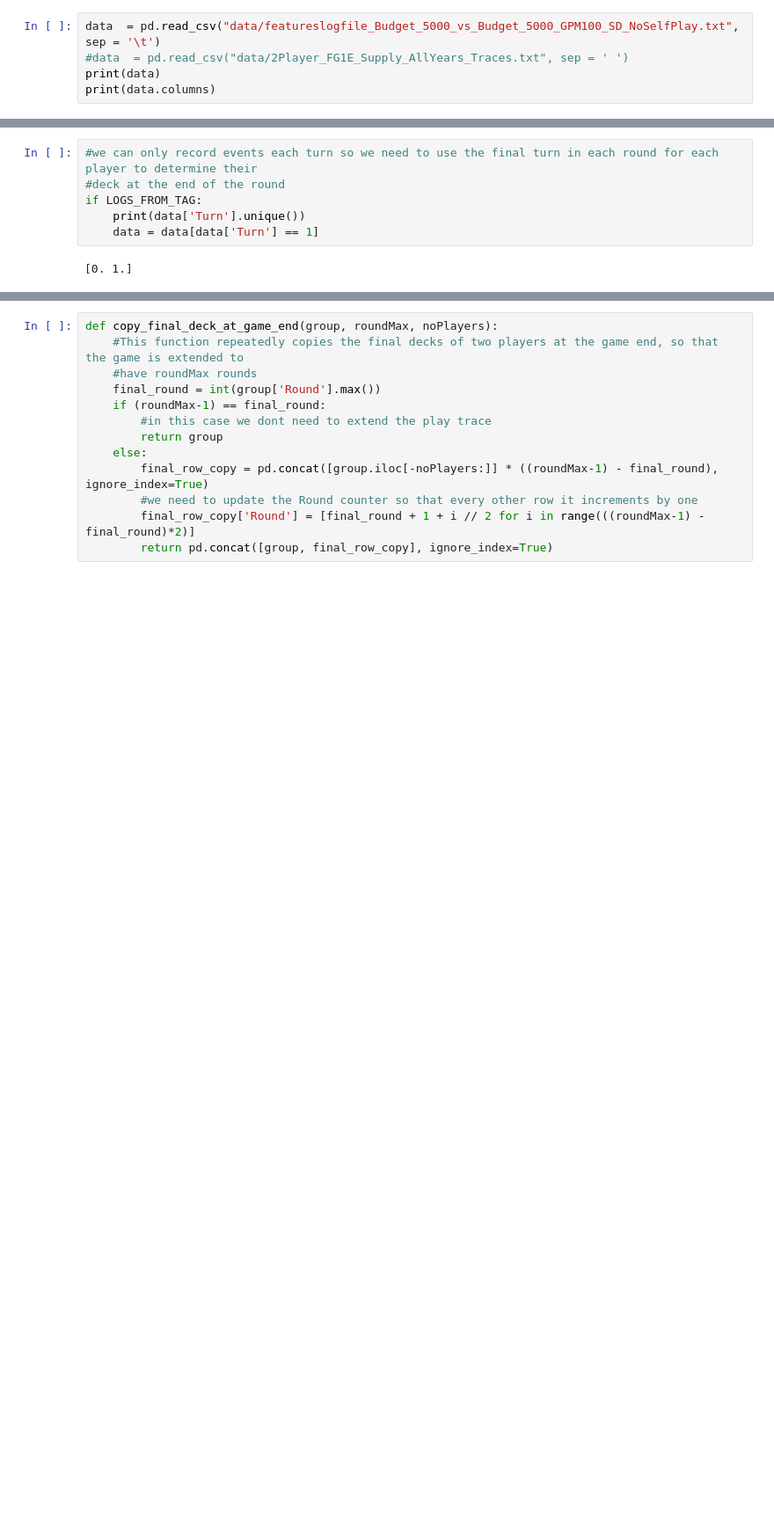
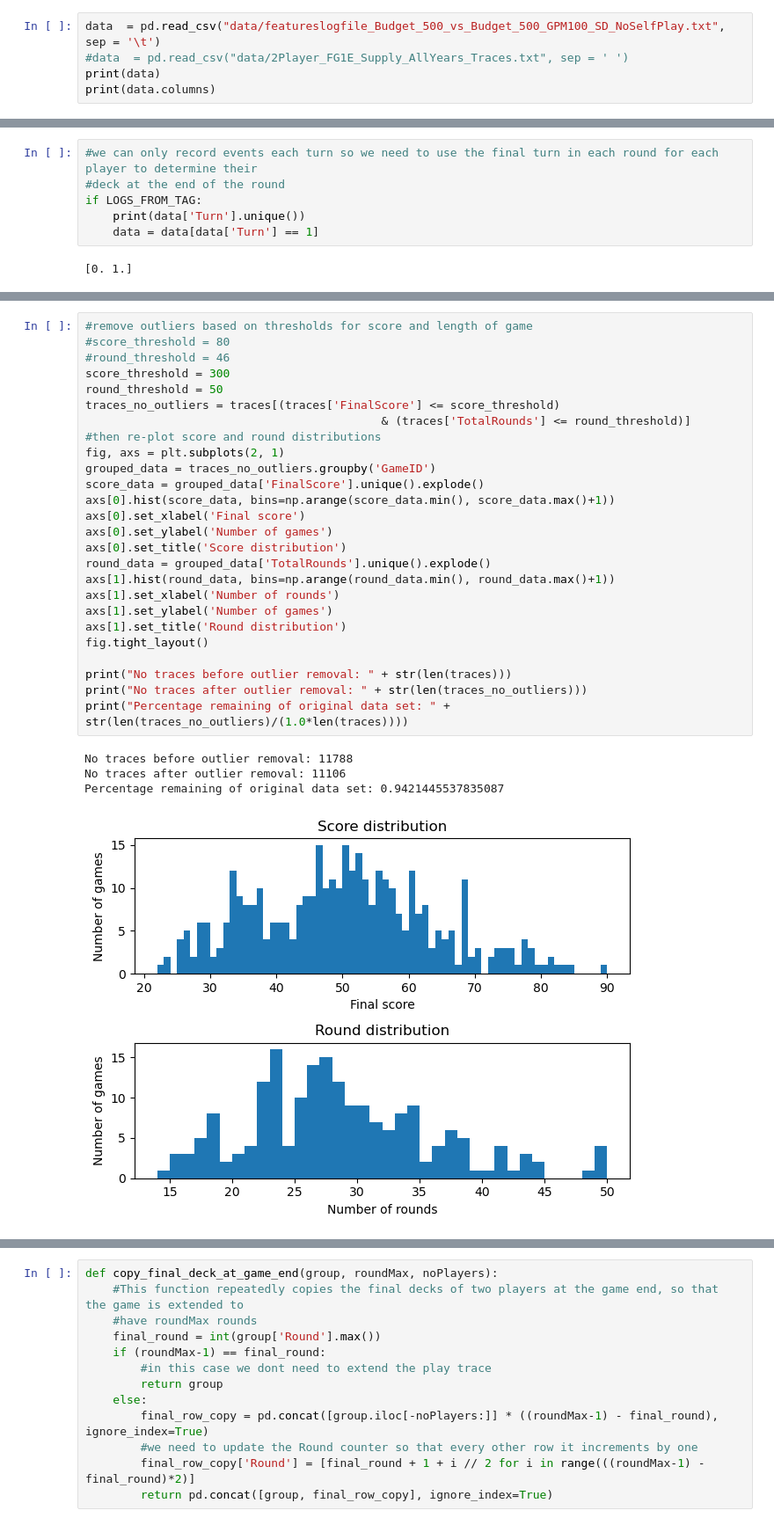
Before and after one commit to owenant/DominionPlayTraceClustering, a Jupyter notebook: PlayTraceAnalysisFromTAGOrPlayerLogs_Kmeans.ipynb, the cells around one changed output, grey strips where cells are left out. Shown at 88% size. Saved outputs shown, nothing was run; the diff lists cells and outputs as text; blank space fills up the shorter version.

```diff
--- a/PlayTraceAnalysisFromTAGOrPlayerLogs_Kmeans.ipynb
+++ b/PlayTraceAnalysisFromTAGOrPlayerLogs_Kmeans.ipynb
@@ -19,5 +19,5 @@ pd.set_option('display.max_rows', 100)
 # %%
-data  = pd.read_csv("data/featureslogfile_Budget_5000_vs_Budget_5000_GPM100_SD_NoSelfPlay.txt", sep = '\t')
+data  = pd.read_csv("data/featureslogfile_Budget_500_vs_Budget_500_GPM100_SD_NoSelfPlay.txt", sep = '\t')
 #data  = pd.read_csv("data/2Player_FG1E_Supply_AllYears_Traces.txt", sep = ' ')
 print(data)
 print(data.columns)
@@ -151,0 +157,31 @@ fig.tight_layout()
+# %%
+#remove outliers based on thresholds for score and length of game
+#score_threshold = 80
+#round_threshold = 46
+score_threshold = 300
+round_threshold = 50
+traces_no_outliers = traces[(traces['FinalScore'] <= score_threshold)
+                                           & (traces['TotalRounds'] <= round_threshold)]
+#then re-plot score and round distributions
+fig, axs = plt.subplots(2, 1)
+grouped_data = traces_no_outliers.groupby('GameID')
+score_data = grouped_data['FinalScore'].unique().explode()
+axs[0].hist(score_data, bins=np.arange(score_data.min(), score_data.max()+1))
+axs[0].set_xlabel('Final score')
+axs[0].set_ylabel('Number of games')
+axs[0].set_title('Score distribution')
+round_data = grouped_data['TotalRounds'].unique().explode()
+axs[1].hist(round_data, bins=np.arange(round_data.min(), round_data.max()+1))
+axs[1].set_xlabel('Number of rounds')
+axs[1].set_ylabel('Number of games')
+axs[1].set_title('Round distribution')
+fig.tight_layout()
+
+print("No traces before outlier removal: " + str(len(traces)))
+print("No traces after outlier removal: " + str(len(traces_no_outliers)))
+print("Percentage remaining of original data set: " + str(len(traces_no_outliers)/(1.0*len(traces))))
+# %% [output]
+No traces before outlier removal: 11788
+No traces after outlier removal: 11106
+Percentage remaining of original data set: 0.9421445537835087
+[figure, new version]
```
Also changed, not shown: parts of 41 cells of this notebook.
